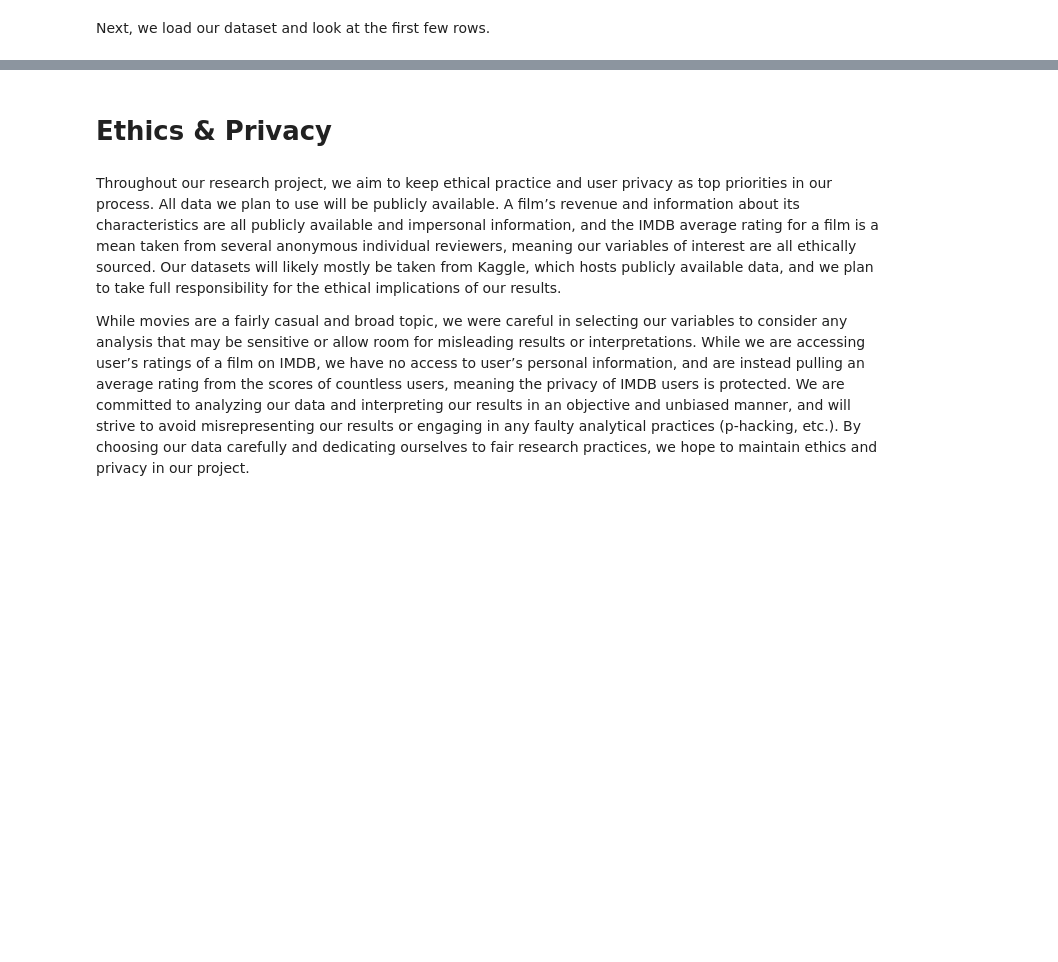
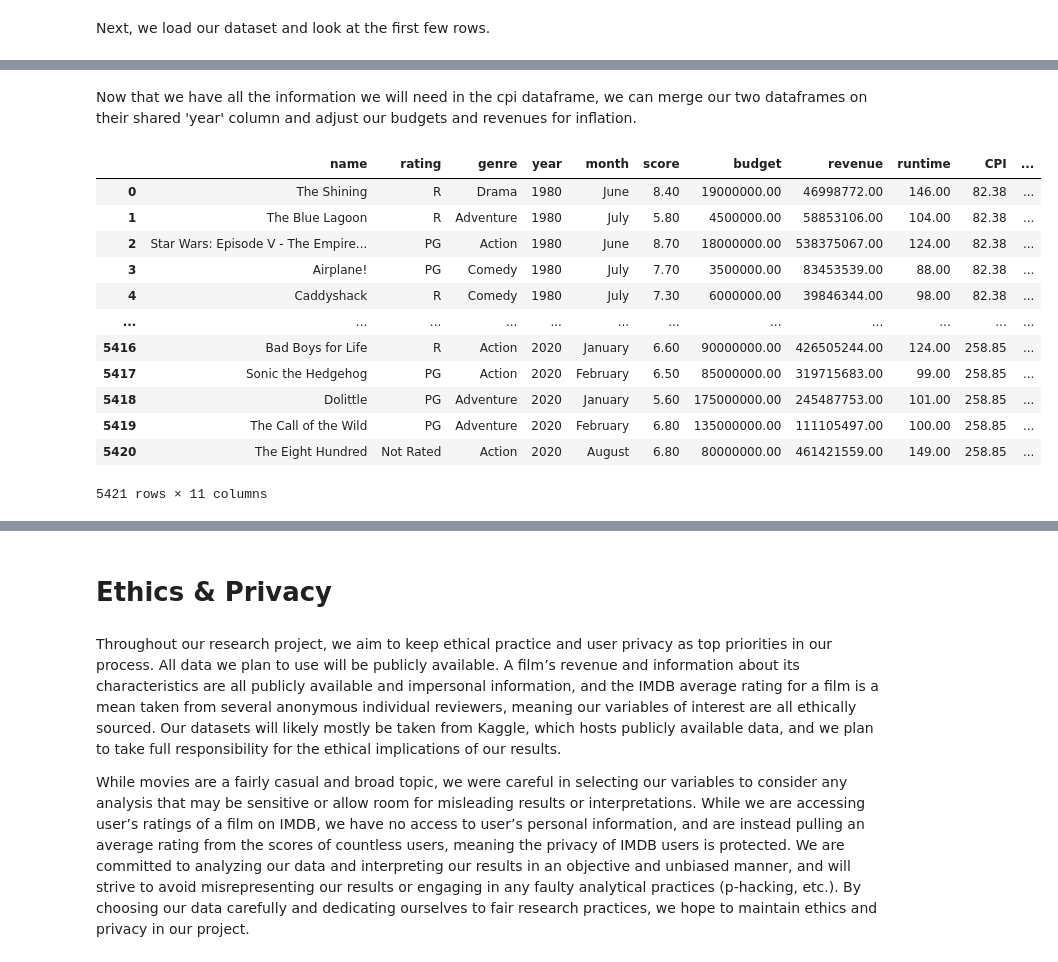
Before and after one commit to COGS108/Group028_WI24, a Jupyter notebook: DataCheckpoint_Group028_WI24.ipynb, the cells around one changed output, grey strips where cells are left out. Drawn from its saved outputs; the diff is of its cells as text; code cells hidden in the pictures; blank space fills up the shorter version.

```diff
--- a/DataCheckpoint_Group028_WI24.ipynb
+++ b/DataCheckpoint_Group028_WI24.ipynb
@@ -109,0 +211,3 @@ cleaned_df
+# %%
+cpi = pd.read_csv('./assets/CPIAUCSL.csv')
+cpi
@@ -109,0 +230,4 @@ cleaned_df
+# %%
+cpi['DATE'] = pd.to_datetime(cpi['DATE'])
+# Filtering cpi to only include the years 1980-2020
+cpi = cpi[(cpi['DATE'].dt.year <= 2020) & (cpi['DATE'].dt.year >= 1980)]
@@ -109,0 +236,9 @@ cleaned_df
+# %%
+# Group the CPI's by year, then take the mean of each year's CPI values
+cpi = cpi.groupby(cpi['DATE'].dt.year).mean()
+cpi.reset_index(drop=True)
+
+# Truncate the information in the 'DATE' column to only show the year next to its calculated average CPI.
+cpi['DATE'] = cpi['DATE'].dt.year
+cpi = cpi.rename(columns={'DATE' : 'year', 'CPIAUCSL' : 'CPI'})
+cpi.reset_index(drop=True)
@@ -109,0 +269,4 @@ cleaned_df
+# %%
+# Dividing each CPI value by the CPI value for 2020 and storing in a new column
+cpi['inflation_adjustment'] = cpi['CPI'] / cpi.iloc[40, 1]
+cpi
@@ -109,0 +292,21 @@ cleaned_df
+# %% [markdown]
+Now that we have all the information we will need in the cpi dataframe, we can merge our two dataframes on their shared 'year' column and adjust our budgets and revenues for inflation.
+# %%
+# Merging our two dataframes using their shared 'year' column.
+
+combined_df = df.merge(cpi, on='year')
+combined_df
+# %% [output]
+|  | name | rating | genre | year | month | score | budget | revenue | runtime | CPI | ... |
+| 0 | The Shining | R | Drama | 1980 | June | 8.40 | 19000000.00 | 46998772.00 | 146.00 | 82.38 | ... |
+| 1 | The Blue Lagoon | R | Adventure | 1980 | July | 5.80 | 4500000.00 | 58853106.00 | 104.00 | 82.38 | ... |
+| 2 | Star Wars: Episode V - The Empire... | PG | Action | 1980 | June | 8.70 | 18000000.00 | 538375067.00 | 124.00 | 82.38 | ... |
+| 3 | Airplane! | PG | Comedy | 1980 | July | 7.70 | 3500000.00 | 83453539.00 | 88.00 | 82.38 | ... |
+| 4 | Caddyshack | R | Comedy | 1980 | July | 7.30 | 6000000.00 | 39846344.00 | 98.00 | 82.38 | ... |
+| ... | ... | ... | ... | ... | ... | ... | ... | ... | ... | ... | ... |
+| 5416 | Bad Boys for Life | R | Action | 2020 | January | 6.60 | 90000000.00 | 426505244.00 | 124.00 | 258.85 | ... |
+| 5417 | Sonic the Hedgehog | PG | Action | 2020 | February | 6.50 | 85000000.00 | 319715683.00 | 99.00 | 258.85 | ... |
+| 5418 | Dolittle | PG | Adventure | 2020 | January | 5.60 | 175000000.00 | 245487753.00 | 101.00 | 258.85 | ... |
+| 5419 | The Call of the Wild | PG | Adventure | 2020 | February | 6.80 | 135000000.00 | 111105497.00 | 100.00 | 258.85 | ... |
+| 5420 | The Eight Hundred | Not Rated | Action | 2020 | August | 6.80 | 80000000.00 | 461421559.00 | 149.00 | 258.85 | ... |
+5421 rows × 11 columns
```
Also changed, not shown: parts of 29 cells of this notebook, 1 other file.
